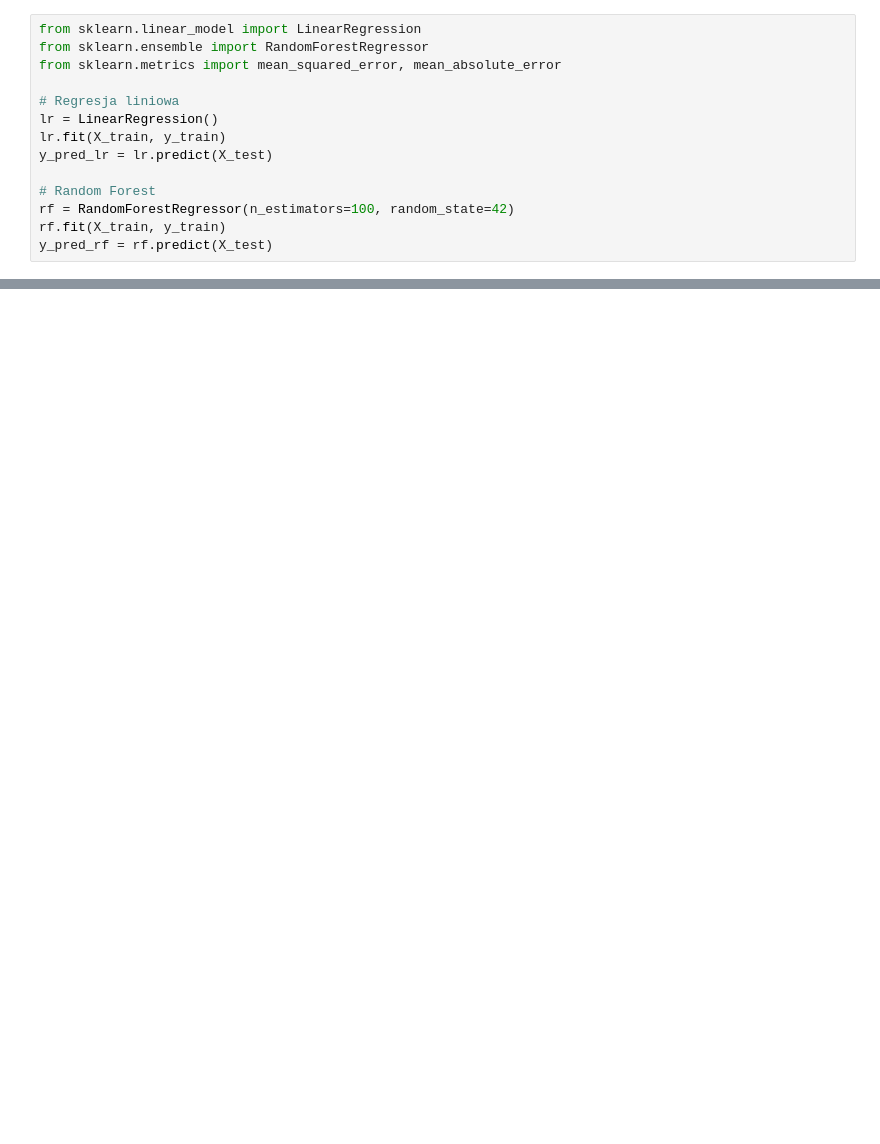
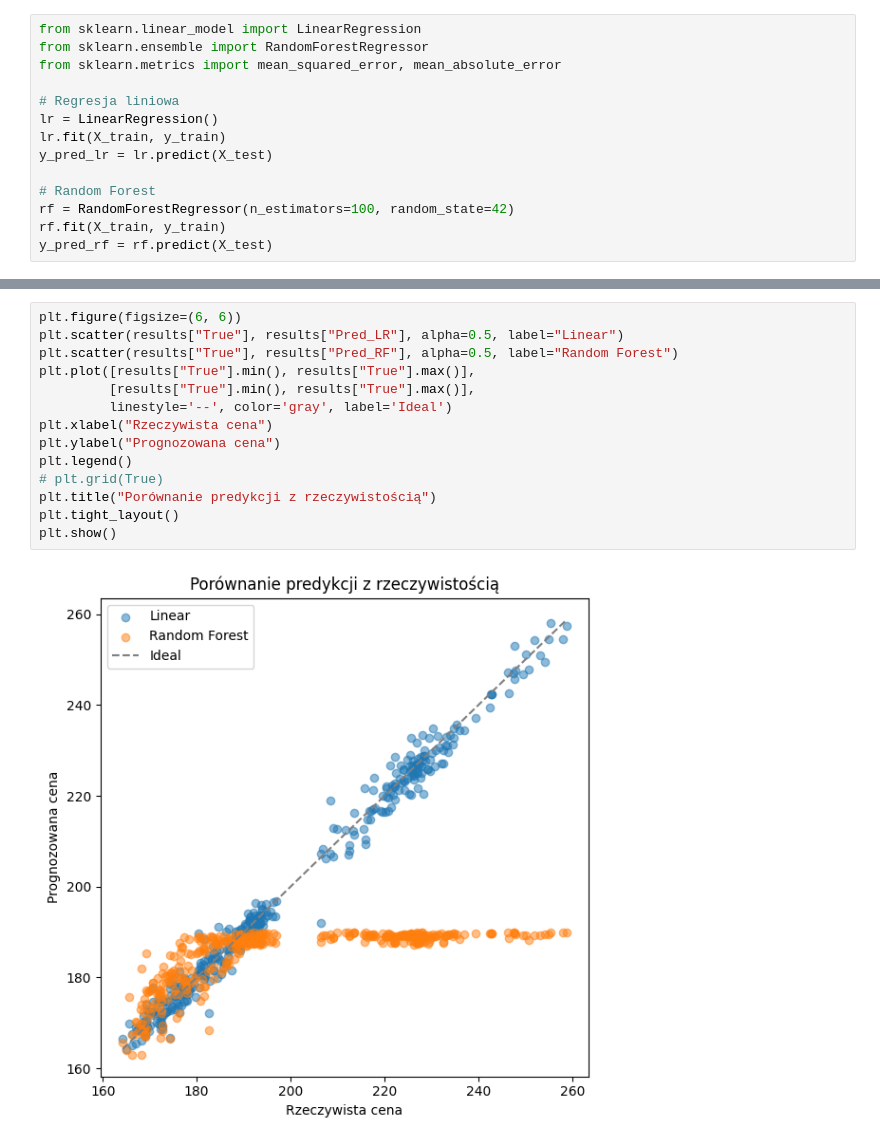
Before and after one commit to laFonni/Data-Analysis-Stock-Project, a Jupyter notebook: Prognoza cen akcji/notebooks/02_Feature_Engineering.ipynb, the cells around one changed output, grey strips where cells are left out. Saved outputs shown, nothing was run; the diff lists cells and outputs as text; blank space fills up the shorter version.

```diff
--- a/Prognoza cen akcji/notebooks/02_Feature_Engineering.ipynb
+++ b/Prognoza cen akcji/notebooks/02_Feature_Engineering.ipynb
@@ -44,0 +193,16 @@ y_pred_rf = rf.predict(X_test)
+# %%
+plt.figure(figsize=(6, 6))
+plt.scatter(results["True"], results["Pred_LR"], alpha=0.5, label="Linear")
+plt.scatter(results["True"], results["Pred_RF"], alpha=0.5, label="Random Forest")
+plt.plot([results["True"].min(), results["True"].max()],
+         [results["True"].min(), results["True"].max()],
+         linestyle='--', color='gray', label='Ideal')
+plt.xlabel("Rzeczywista cena")
+plt.ylabel("Prognozowana cena")
+plt.legend()
+# plt.grid(True)
+plt.title("Porównanie predykcji z rzeczywistością")
+plt.tight_layout()
+plt.show()
+# %% [output]
+[figure, added]
```
Also changed, not shown: parts of 12 cells of this notebook, 4 other files.
